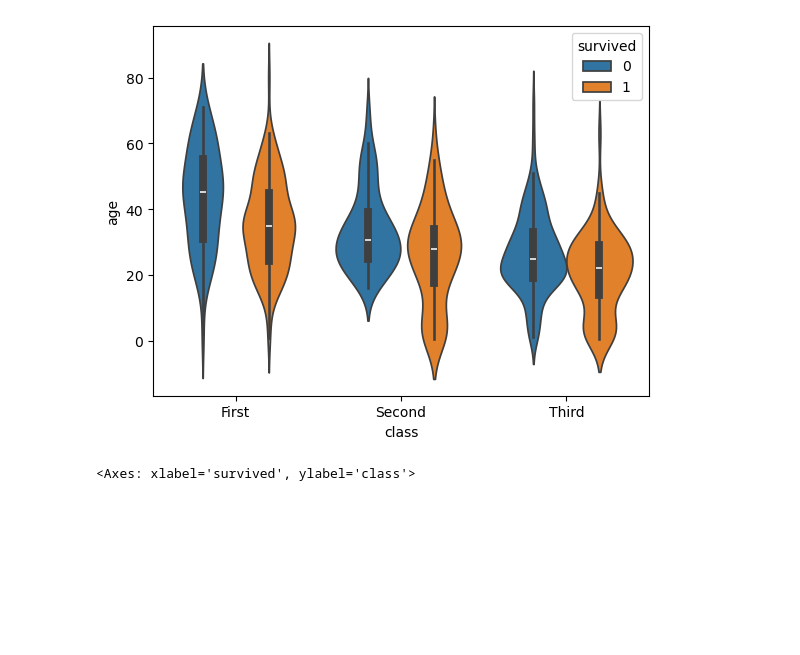
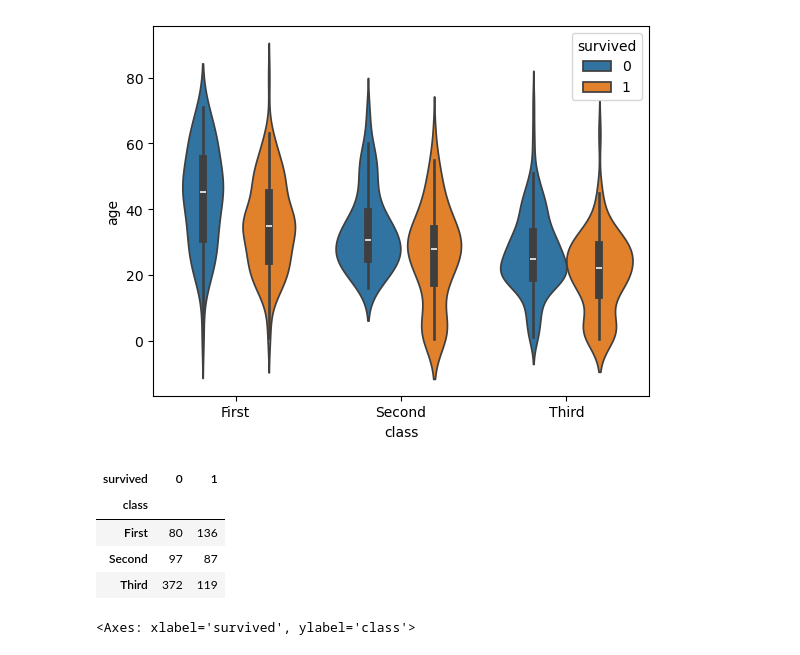
Before and after one commit to Sachshri/Learn_Artificial_Intelligence_and_Machine_Learning, a Jupyter notebook: 07_Pandas/04_bivariate.ipynb, the cells around one changed output. Saved outputs shown, nothing was run; the diff lists cells and outputs as text; code cells hidden in the pictures; blank space fills up the shorter version.

```diff
--- a/07_Pandas/04_bivariate.ipynb
+++ b/07_Pandas/04_bivariate.ipynb
@@ -33,6 +33,13 @@ sns.violinplot(data=df,x='class',y='age',hue='survived')
 [figure]
 # %%
 x=pd.crosstab(df['class'],df['survived'])
+x
+# %% [output]
+| survived | 0 | 1 |
+| class |  |  |
+| First | 80 | 136 |
+| Second | 97 | 87 |
+| Third | 372 | 119 |
 # %%
 sns.heatmap(x,annot=True,cmap='coolwarm',fmt='.2f')
 # %% [output]
```
Also changed, not shown: parts of 2 cells of this notebook, 6 other files.
